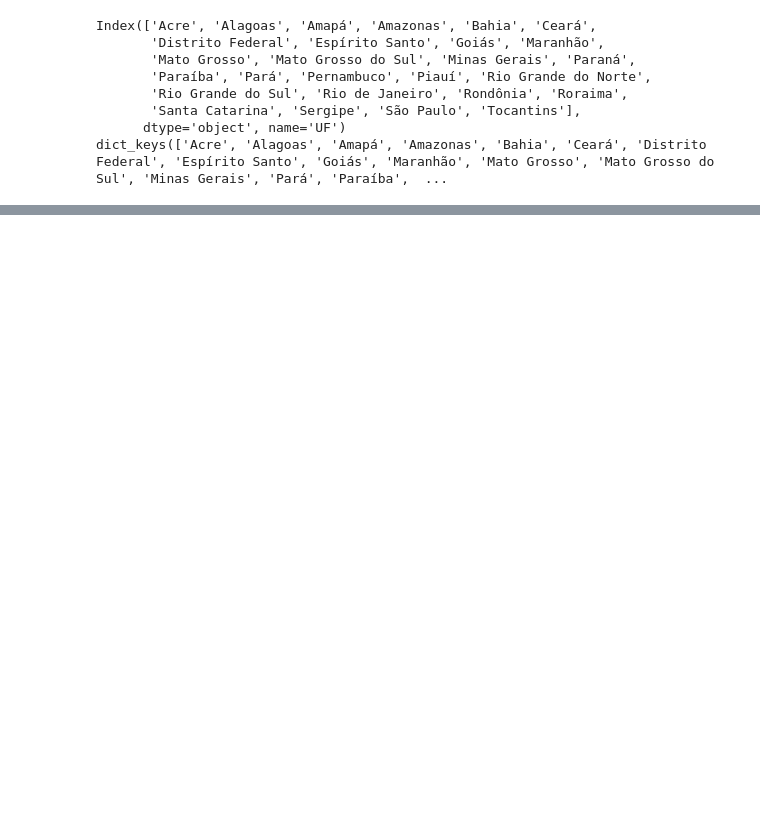
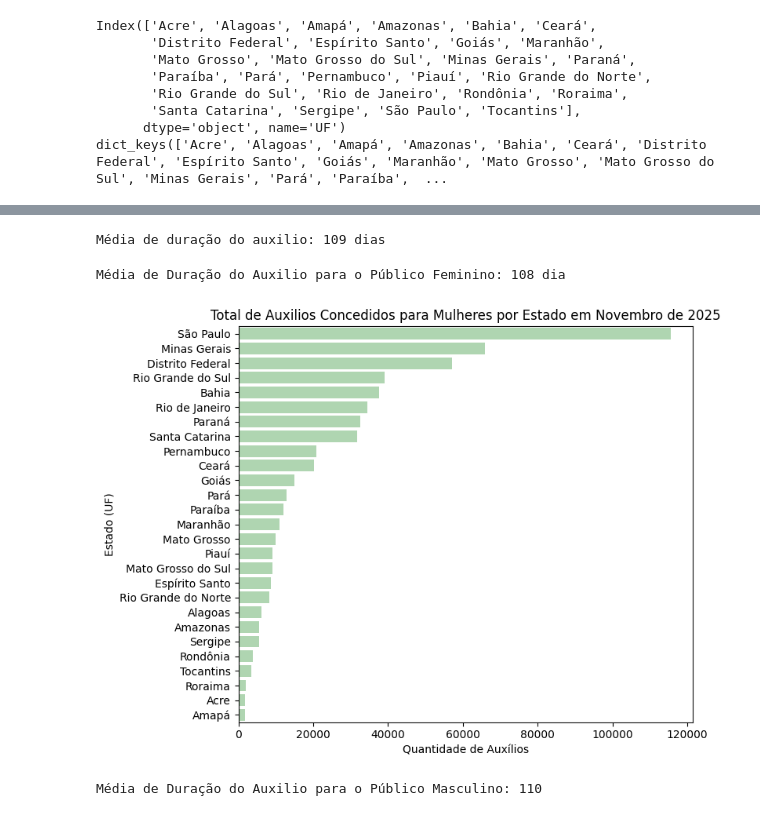
Before and after one commit to Estressei/ProjetoTrilhaDados, a Jupyter notebook: main.ipynb, the cells around one changed output, grey strips where cells are left out. Saved outputs shown, nothing was run; the diff lists cells and outputs as text; code cells hidden in the pictures; blank space fills up the shorter version.

```diff
--- a/main.ipynb
+++ b/main.ipynb
@@ -317,0 +399,48 @@ dict_keys(['Acre', 'Alagoas', 'Amapá', 'Amazonas', 'Bahia', 'Ceará', 'Distrito
+# %%
+#Exibe a média de dias de duração de beneficio
+intervalo = auxilios['Data DCB'] - auxilios['Data DIB']
+media = intervalo.mean()
+media = media.days
+
+print(f"Média de duração do auxilio: {media} dias")
+# %% [output]
+Média de duração do auxilio: 109 dias
+# %%
+#Exibe a média de dias de duração de beneficio para mulheres
+df_mulheres = auxilios[auxilios['Sexo'] == 'Feminino']
+intervalo_mulheres = df_mulheres['Data DCB'] - df_mulheres['Data DIB']
+media_mulheres = intervalo_mulheres.mean()
+media_mulheres = media_mulheres.days
+
+print(f"Média de Duração do Auxilio para o Público Feminino: {media_mulheres} dia")
+# %% [output]
+Média de Duração do Auxilio para o Público Feminino: 108 dia
+# %%
+#Total de Auxílios para mulheres por Estado
+df_mulheres_UF = auxilios['UF'].value_counts().reset_index()
+df_mulheres_UF.columns = ['UF', 'Total de Auxilios Concedidos']
+
+plt.figure(figsize=(8,6))
+sns.barplot(
+    data=df_mulheres_UF,
+    y='UF',
+    x='Total de Auxilios Concedidos',
+    color='#A8DCAB'
+)
+plt.title('Total de Auxilios Concedidos para Mulheres por Estado em Novembro de 2025')
+plt.xlabel('Quantidade de Auxílios')
+plt.ylabel('Estado (UF)')
+plt.tight_layout()
+plt.show()
+# %% [output]
+[figure, added]
+# %%
+#Exibe a média de dias de duração de beneficio para homens
+df_homens = auxilios[auxilios['Sexo'] == 'Masculino']
+intervalo_homens = df_homens['Data DCB'] - df_homens['Data DIB']
+media_homens = intervalo_homens.mean()
+media_homens = media_homens.days
+
+print(f"Média de Duração do Auxilio para o Público Masculino: {media_homens}")
+# %% [output]
+Média de Duração do Auxilio para o Público Masculino: 110
```
Also changed, not shown: parts of 11 cells of this notebook, 1 other file.
